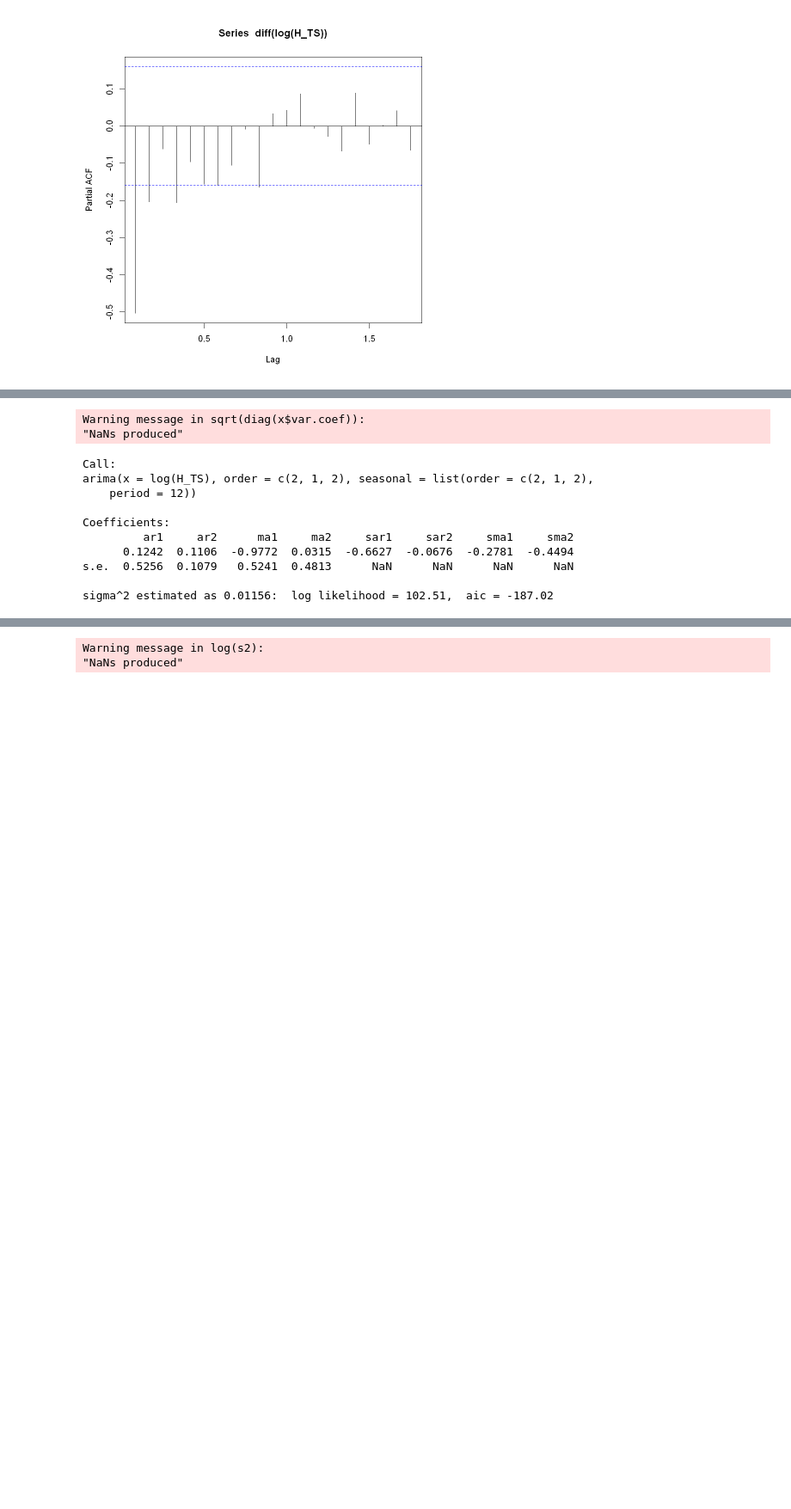
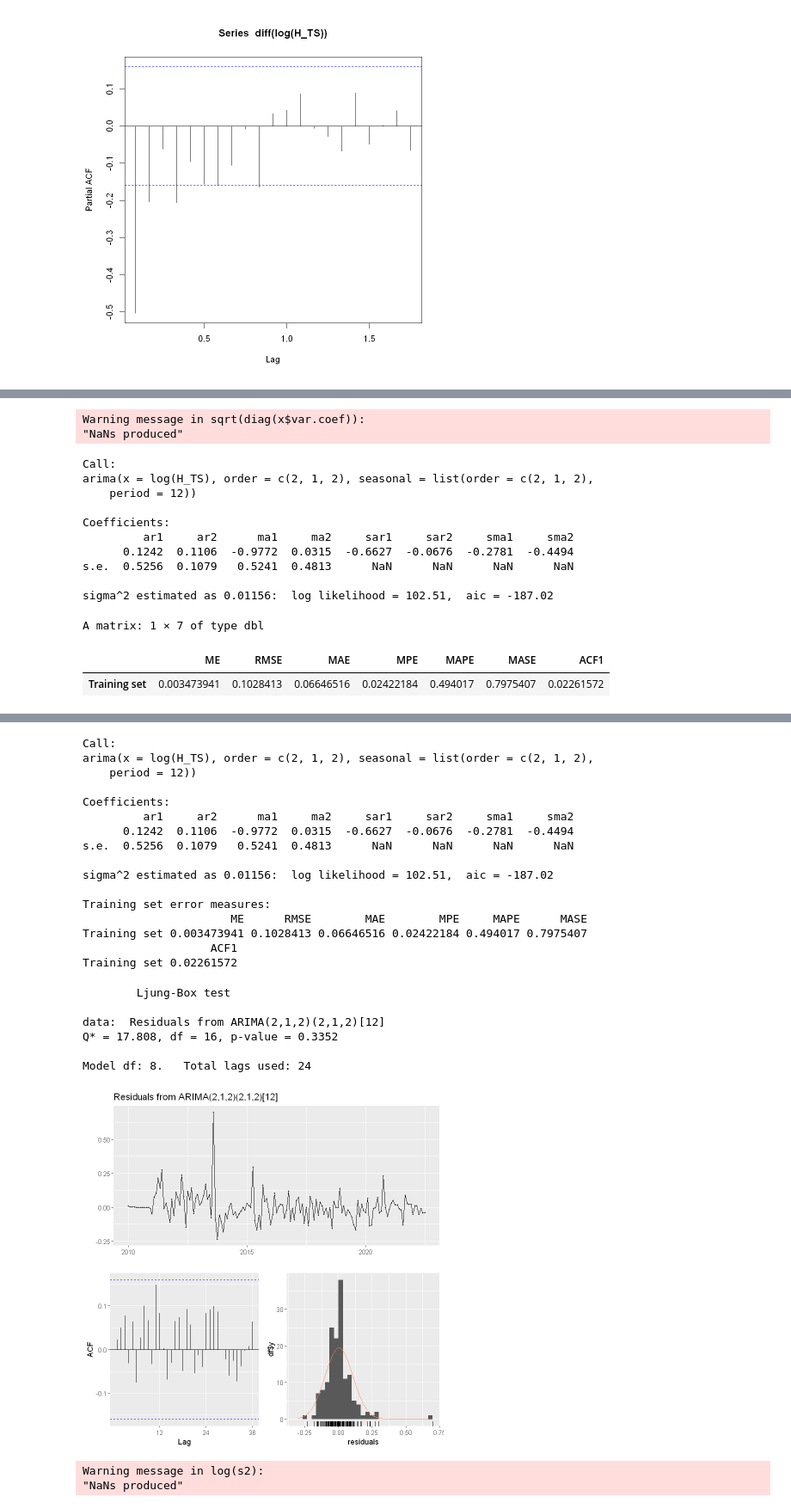
Before and after one commit to batesjay87/Jay-H-DAAN-888, a Jupyter notebook: Future Price Time Series W 5 6.ipynb, the cells around one changed output, grey strips where cells are left out. Shown at 86% size. Drawn from its saved outputs; the diff is of its cells as text; code cells hidden in the pictures; blank space fills up the shorter version.

```diff
--- a/Future Price Time Series W 5 6.ipynb
+++ b/Future Price Time Series W 5 6.ipynb
@@ -521,6 +521,15 @@ library(forecast)
 
 (fit_open <- arima(log(H_TS), c(2, 1, 2),seasonal = list(order = c(2, 1, 2), period = 12)))
 
+# Produce error measures
+accuracy(fit_open)
+
+# Examine the AIC
+summary(fit_open)
+
+# Examine the Residuals
+checkresiduals(fit_open)
+
 #####################################################################
 # %% [output]
 Installing package into 'C:/Users/bates/AppData/Local/R/win-library/4.2'
@@ -546,3 +555,6 @@ Coefficients:
 s.e.  0.5256  0.1079   0.5241  0.4813      NaN      NaN      NaN      NaN
 
 sigma^2 estimated as 0.01156:  log likelihood = 102.51,  aic = -187.02
+A matrix: 1 × 7 of type dbl
+|  | ME | RMSE | MAE | MPE | MAPE | MASE | ACF1 |
+| Training set | 0.003473941 | 0.1028413 | 0.06646516 | 0.02422184 | 0.494017 | 0.7975407 | 0.02261572 |
@@ -549,3 +563,26 @@ sigma^2 estimated as 0.01156:  log likelihood = 102.51,  aic = -187.02
+Call:
+arima(x = log(H_TS), order = c(2, 1, 2), seasonal = list(order = c(2, 1, 2),
+    period = 12))
+
+Coefficients:
+         ar1     ar2      ma1     ma2     sar1     sar2     sma1     sma2
+      0.1242  0.1106  -0.9772  0.0315  -0.6627  -0.0676  -0.2781  -0.4494
+s.e.  0.5256  0.1079   0.5241  0.4813      NaN      NaN      NaN      NaN
+
+sigma^2 estimated as 0.01156:  log likelihood = 102.51,  aic = -187.02
+
+Training set error measures:
+                      ME      RMSE        MAE        MPE     MAPE      MASE
+Training set 0.003473941 0.1028413 0.06646516 0.02422184 0.494017 0.7975407
+                   ACF1
+Training set 0.02261572
+        Ljung-Box test
+
+data:  Residuals from ARIMA(2,1,2)(2,1,2)[12]
+Q* = 17.808, df = 16, p-value = 0.3352
+
+Model df: 8.   Total lags used: 24
+[figure, added]
 # %%
 #####################################################################
 # Let us now fit the ARIMA(4,1,2)
```
Also changed, not shown: parts of 5 cells of this notebook.
